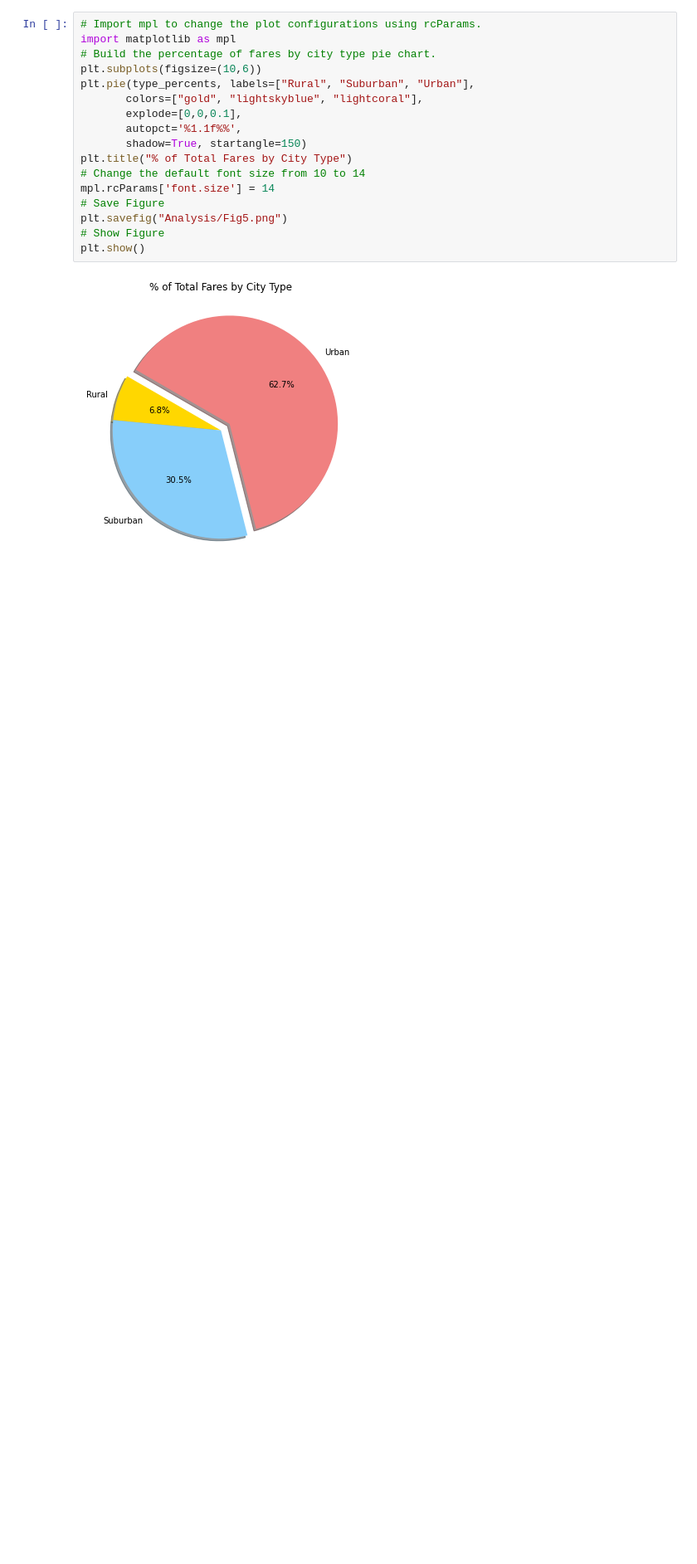
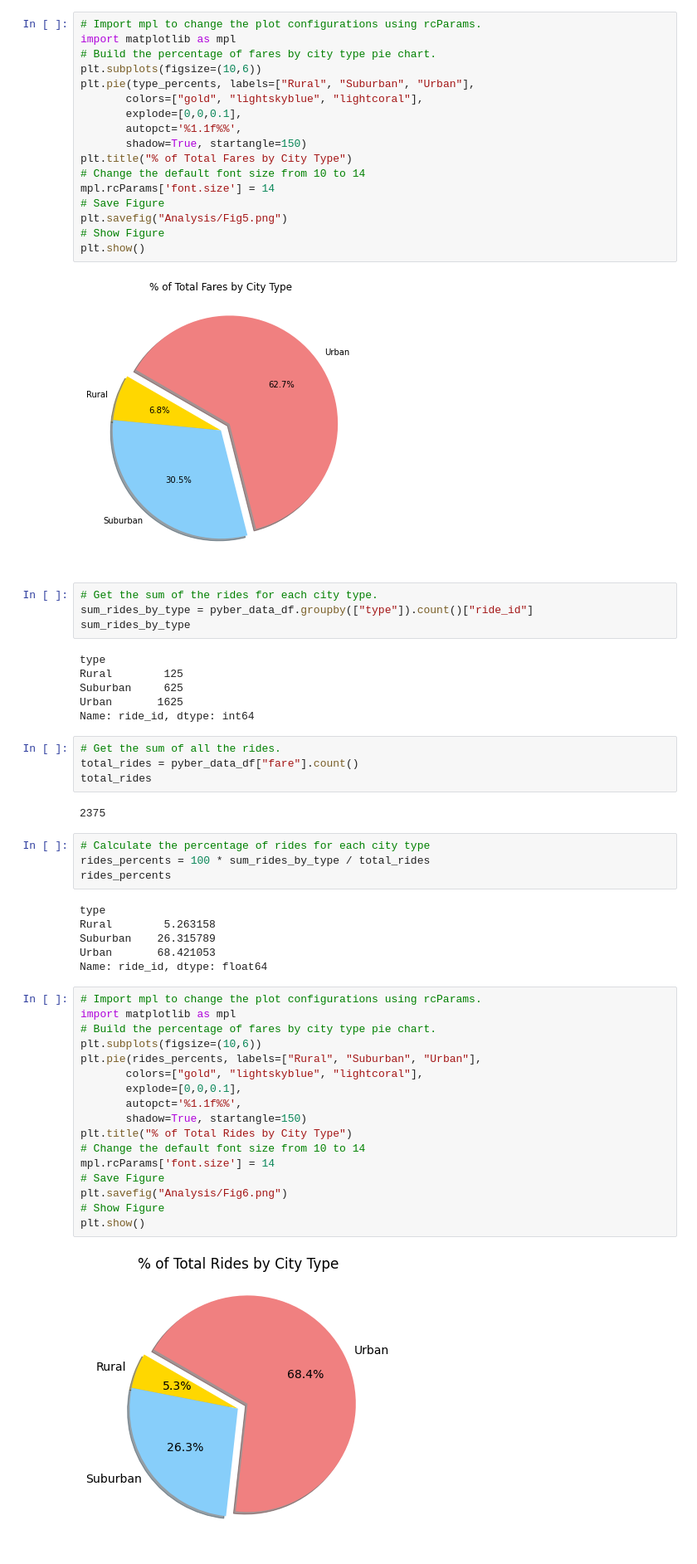
Before and after one commit to rmward17/PyBer_Analysis, a Jupyter notebook: PyBer.ipynb, the cells around one changed output. Shown: that part at 83% size. Cells and saved outputs as stored; diff of their text form; blank space fills up the shorter version.

Commit message:
uploading % Rides by City Type pie chart

```diff
--- a/PyBer.ipynb
+++ b/PyBer.ipynb
@@ -783,3 +783,48 @@ plt.savefig("Analysis/Fig5.png")
 plt.show()
 # %% [output]
 [figure]
+# %%
+# Get the sum of the rides for each city type.
+sum_rides_by_type = pyber_data_df.groupby(["type"]).count()["ride_id"]
+sum_rides_by_type
+# %% [output]
+type
+Rural        125
+Suburban     625
+Urban       1625
+Name: ride_id, dtype: int64
+# %%
+# Get the sum of all the rides.
+total_rides = pyber_data_df["fare"].count()
+total_rides
+# %% [output]
+2375
+# %%
+# Calculate the percentage of rides for each city type
+rides_percents = 100 * sum_rides_by_type / total_rides
+rides_percents
+# %% [output]
+type
+Rural        5.263158
+Suburban    26.315789
+Urban       68.421053
+Name: ride_id, dtype: float64
+# %%
+# Import mpl to change the plot configurations using rcParams.
+import matplotlib as mpl
+# Build the percentage of fares by city type pie chart.
+plt.subplots(figsize=(10,6))
+plt.pie(rides_percents, labels=["Rural", "Suburban", "Urban"],
+       colors=["gold", "lightskyblue", "lightcoral"],
+       explode=[0,0,0.1],
+       autopct='%1.1f%%',
+       shadow=True, startangle=150)
+plt.title("% of Total Rides by City Type")
+# Change the default font size from 10 to 14
+mpl.rcParams['font.size'] = 14
+# Save Figure
+plt.savefig("Analysis/Fig6.png")
+# Show Figure
+plt.show()
+# %% [output]
+[figure, added]
```
Also changed, not shown: 1 other file.
